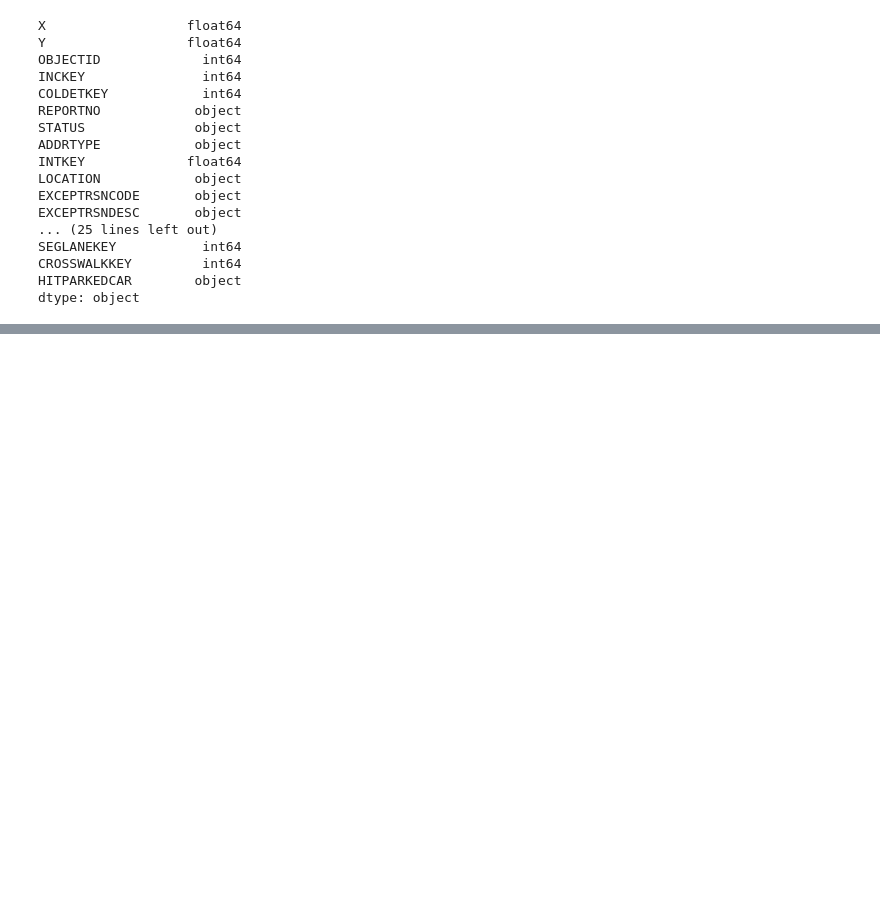
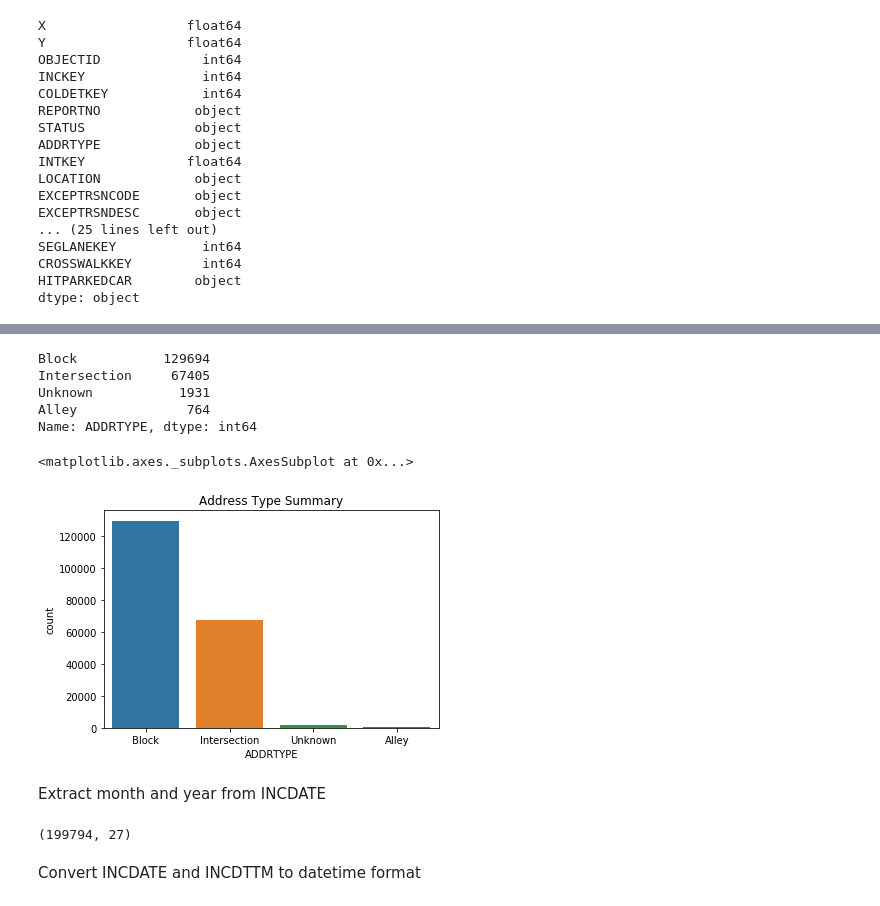
Before and after one commit to 1905jerry/Coursera_Capstone, a Jupyter notebook: Coursera_Capstone Project.ipynb, the cells around one changed output, grey strips where cells are left out. Cells and saved outputs as stored; diff of their text form; code cells hidden in the pictures; blank space fills up the shorter version.

```diff
--- a/Coursera_Capstone Project.ipynb
+++ b/Coursera_Capstone Project.ipynb
@@ -68,0 +250,22 @@ dtype: object
+# %%
+df['ADDRTYPE'].fillna('Unknown', inplace=True)
+# %%
+df["ADDRTYPE"].value_counts()
+# %% [output]
+Block           129694
+Intersection     67405
+Unknown           1931
+Alley              764
+Name: ADDRTYPE, dtype: int64
+# %%
+plt.title('Address Type Summary')
+sns.countplot(df['ADDRTYPE'], data=df)
+# %% [output]
+<matplotlib.axes._subplots.AxesSubplot at 0x...>
+[figure, added]
+# %% [markdown]
+Extract month and year from INCDATE
+# %%
+df.shape
+# %% [output]
+(199794, 27)
@@ -68,0 +276,2 @@ dtype: object
+# %% [markdown]
+Convert INCDATE and INCDTTM to datetime format
```
Also changed, not shown: parts of 35 cells of this notebook.
